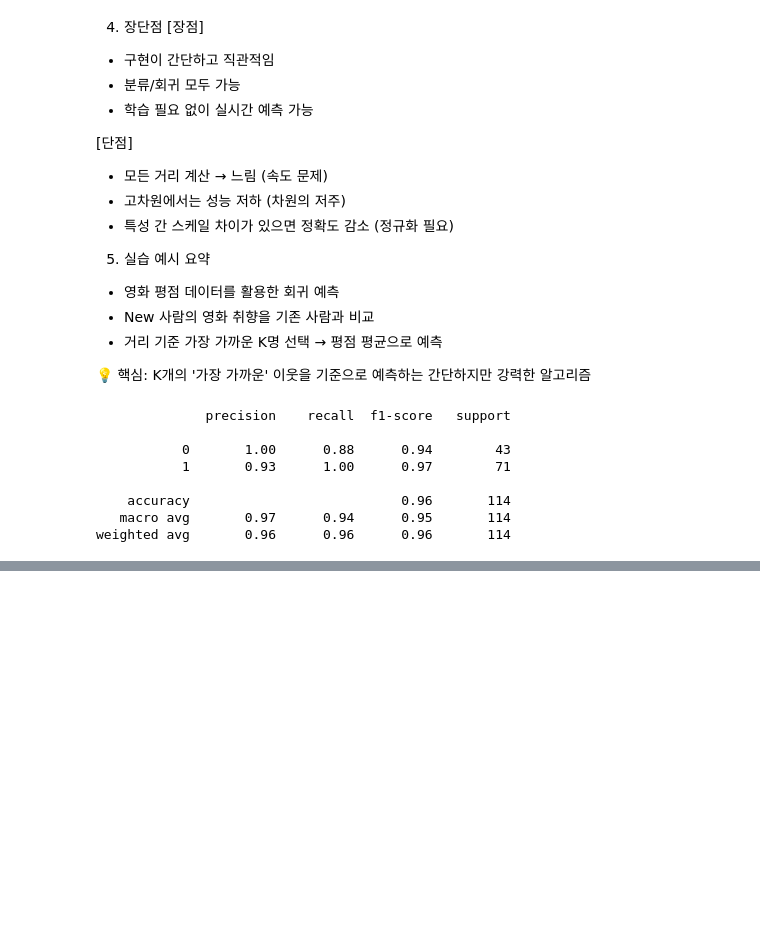
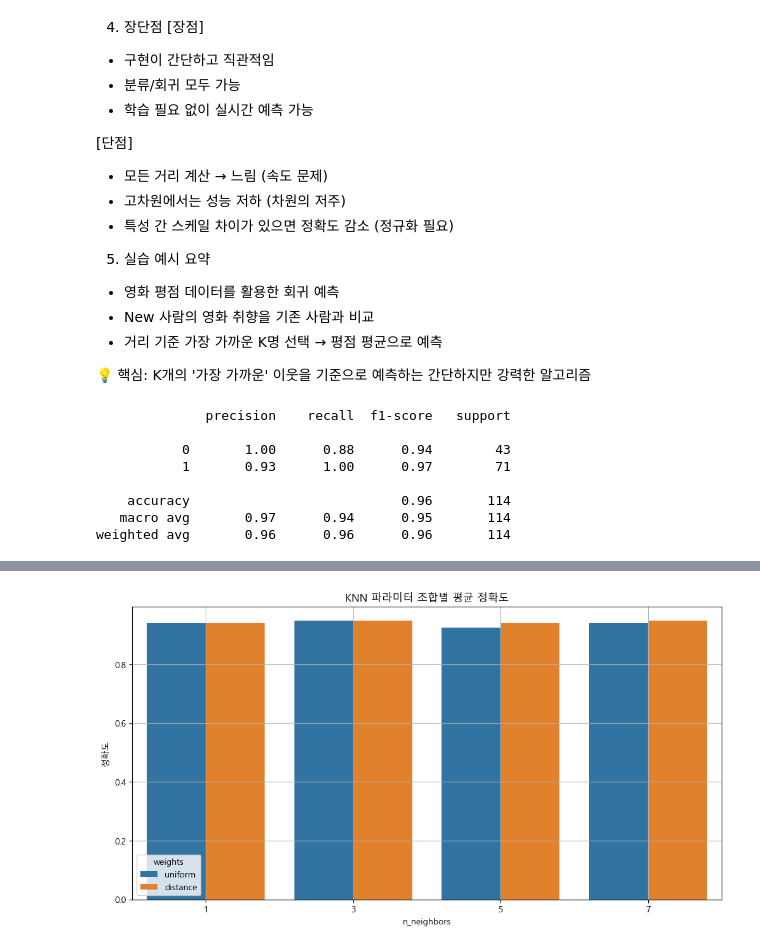
Before and after one commit to alscom27/Ai_study, a Jupyter notebook: ML/knn_1.ipynb, the cells around one changed output, grey strips where cells are left out. Saved outputs shown, nothing was run; the diff lists cells and outputs as text; code cells hidden in the pictures; blank space fills up the shorter version.

```diff
--- a/ML/knn_1.ipynb
+++ b/ML/knn_1.ipynb
@@ -256,0 +341,69 @@ weighted avg       0.96      0.96      0.96       114
+# %%
+from sklearn.datasets import load_iris
+from sklearn.model_selection import train_test_split, GridSearchCV
+from sklearn.preprocessing import StandardScaler
+from sklearn.neighbors import KNeighborsClassifier
+from sklearn.metrics import accuracy_score
+import pandas as pd
+import seaborn as sns
+import matplotlib.pyplot as plt
+
+# 한글 폰트 설정
+plt.rcParams['font.family'] = 'Malgun Gothic'
+plt.rcParams['axes.unicode_minus'] = False
+
+# 생략 없이 모두 출력
+pd.set_option('display.max_rows', None)       # 모든 행 출력
+pd.set_option('display.max_columns', None)    # 모든 열 출력
+pd.set_option('display.max_colwidth', None)   # 컬럼 내용 길이 제한 없음
+pd.set_option('display.width', 0)             # 자동 줄바꿈 비활성화
+
+# 1. 데이터 로드 및 전처리
+iris = load_iris()
+X, y = iris.data, iris.target
+
+X_train, X_test, y_train, y_test = train_test_split(
+    X, y, test_size=0.2, random_state=42
+)
+
+scaler = StandardScaler()
+X_train_scaled = scaler.fit_transform(X_train)
+X_test_scaled = scaler.transform(X_test)
+
+# 2. 파라미터 탐색을 위한 Grid 정의
+param_grid = {
+    'n_neighbors': [1, 3, 5, 7],
+    'weights': ['uniform', 'distance'],
+    'algorithm': ['auto', 'ball_tree', 'kd_tree']
+}
+
+# 3. GridSearchCV 실행
+knn = KNeighborsClassifier()
+grid_search = GridSearchCV(knn, param_grid, cv=5, return_train_score=True)
+grid_search.fit(X_train_scaled, y_train)
+
+# 4. 전체 결과 DataFrame으로 보기
+results_df = pd.DataFrame(grid_search.cv_results_)
+
+# 5. 보기 좋게 추려서 출력
+summary = results_df[[
+    'params', 'mean_test_score', 'std_test_score', 'rank_test_score'
+]].sort_values(by='rank_test_score')
+
+print("📋 모든 파라미터 조합 결과:")
+print(summary)
+
+# 6. 추가: 시각화용 컬럼 분리
+results_df['n_neighbors'] = results_df['param_n_neighbors']
+results_df['weights'] = results_df['param_weights']
+results_df['algorithm'] = results_df['param_algorithm']
+
+# 7. 시각화 예시 (선택)
+plt.figure(figsize=(12, 6))
+sns.barplot(x='n_neighbors', y='mean_test_score', hue='weights', data=results_df)
+plt.title("KNN 파라미터 조합별 평균 정확도")
+plt.ylabel("정확도")
+plt.xlabel("n_neighbors")
+plt.grid(True)
+plt.show()
+# %% [output]
@@ -256,0 +427 @@ weighted avg       0.96      0.96      0.96       114
+[figure, added]
```
Also changed, not shown: parts of 3 cells of this notebook, 9 other files.
